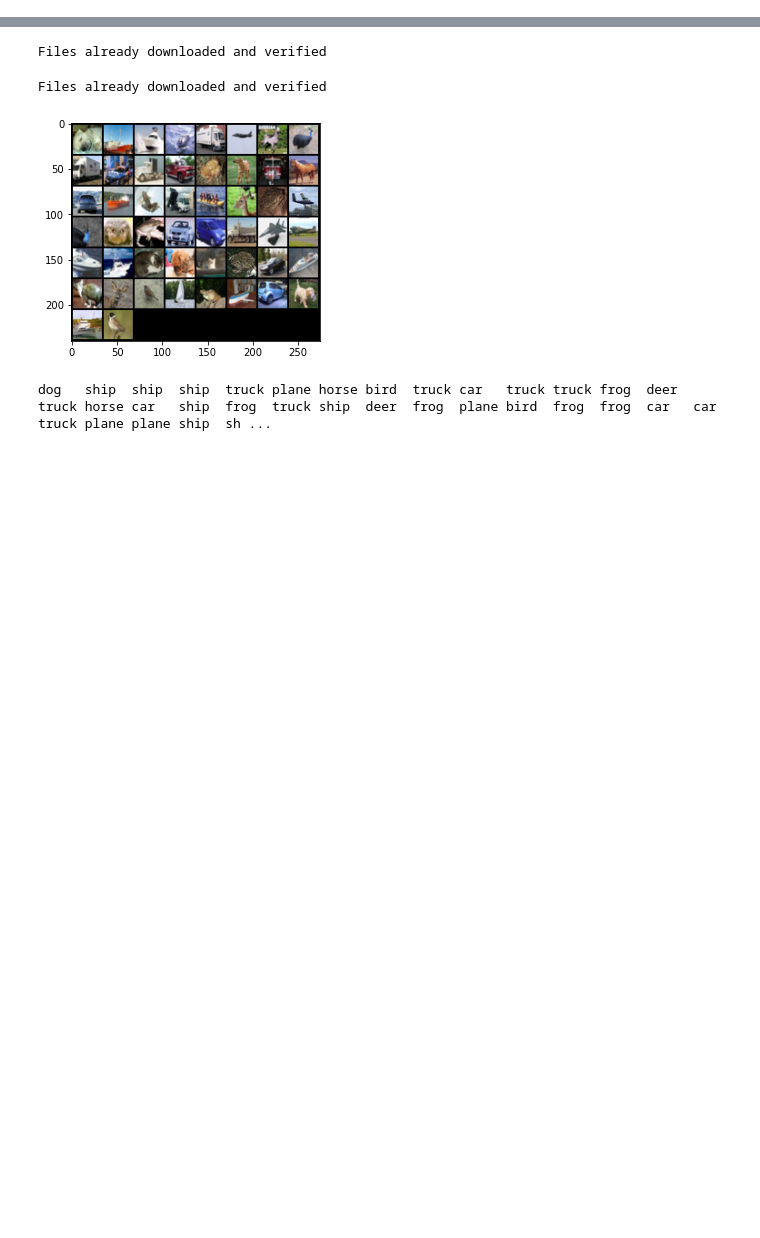
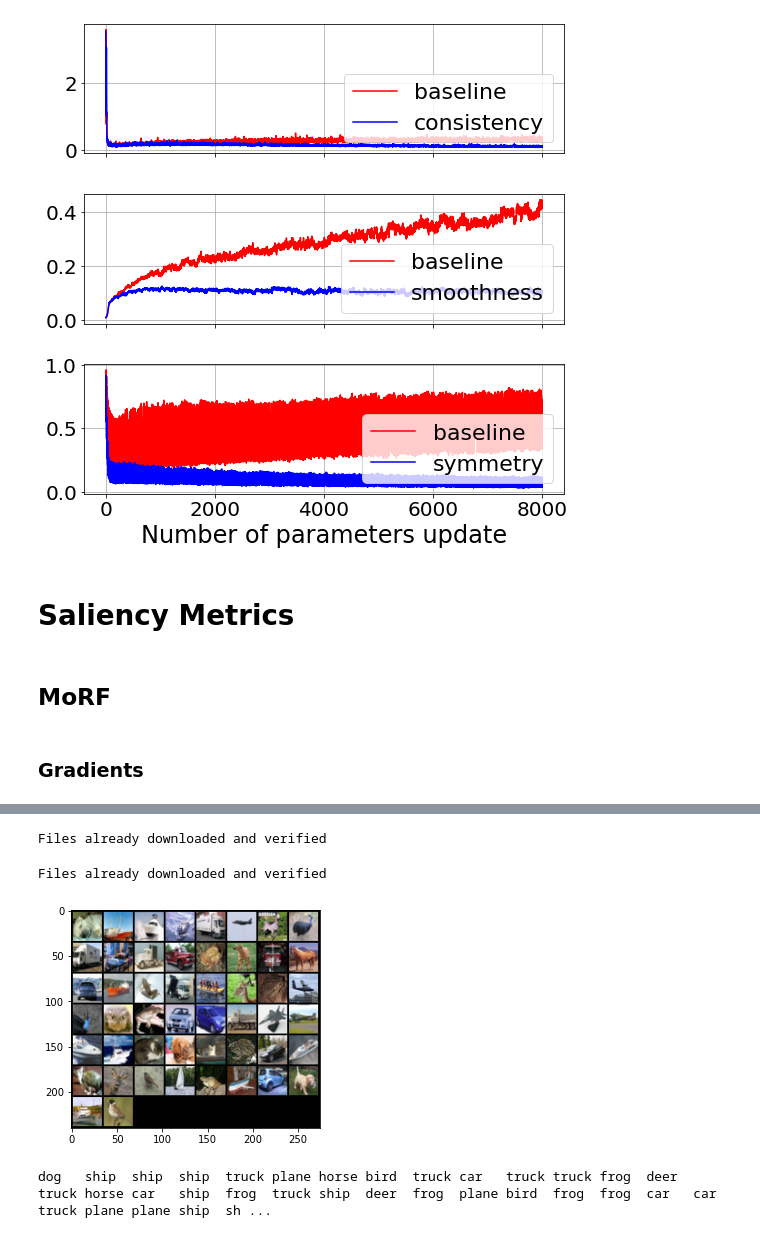
Before and after one commit to mikronco/xai-learning-constraints, a Jupyter notebook: model_training.ipynb, the cells around one changed output, grey strips where cells are left out. Drawn from its saved outputs; the diff is of its cells as text; code cells hidden in the pictures; blank space fills up the shorter version.

```diff
--- a/model_training.ipynb
+++ b/model_training.ipynb
@@ -25,0 +178,25 @@ ssl._create_default_https_context = ssl._create_unverified_context
+# %%
+fig, axs = plt.subplots(3, sharex=True, figsize=(8,8))
+#fig.text(0.01, 0.5, 'Explainability Constraints', va='center', rotation='vertical')
+#fig.suptitle('Sharing both axes')
+axs[0].plot(range(len(data["cons"])), data["cons"], label="baseline", color="red")
+axs[0].plot(range(len(concons)), concons, label="consistency", color="blue")
+axs[1].plot(range(len(data["smooth"])), data["smooth"], label="baseline", color="red")
+axs[1].plot(range(len(smtcons)), smtcons, label="smoothness", color="blue")
+axs[2].plot(range(len(data['sym'])), 1-np.array(data["sym"]), label="baseline", color="red")
+axs[2].plot(range(len(symcons)), symcons, label="symmetry", color="blue")
+axs[2].set_xlabel("Number of parameters update")
+axs[0].legend(loc="lower right")
+axs[1].legend(loc="lower right")
+axs[2].legend(loc="lower right")
+plt.tight_layout()
+plt.savefig(os.path.join(outfolder, "losses2.png"), bbox_inches="tight", dpi=1100)
+plt.show()
+# %% [output]
+[figure, added]
+# %% [markdown]
+# Saliency Metrics
+# %% [markdown]
+## MoRF
+# %% [markdown]
+### Gradients
```
Also changed, not shown: parts of 125 cells of this notebook, 14 other files.
